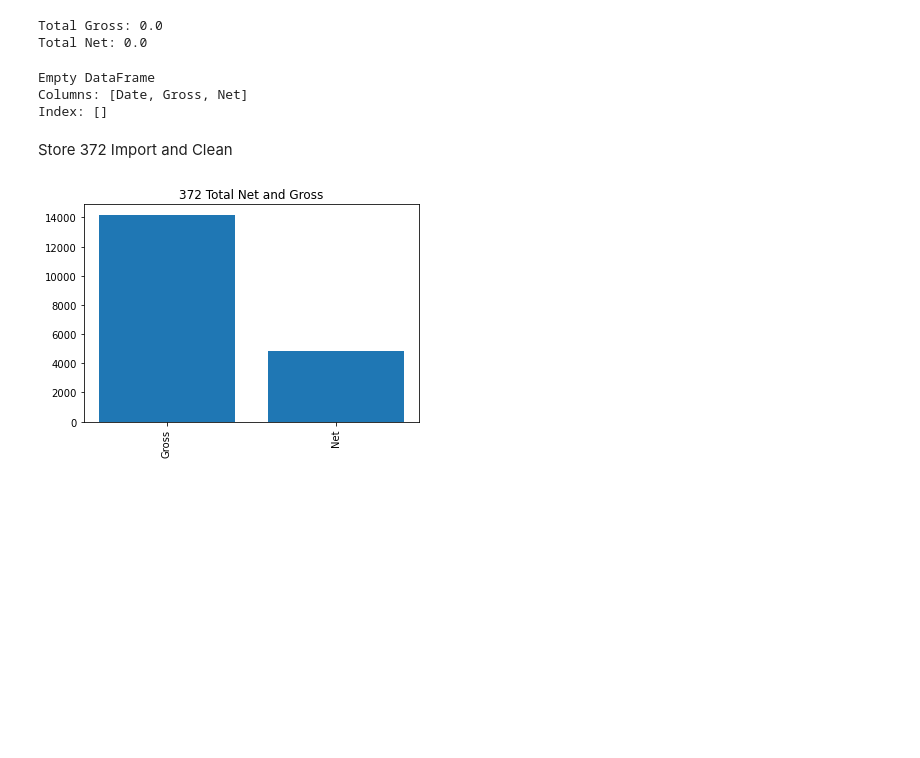
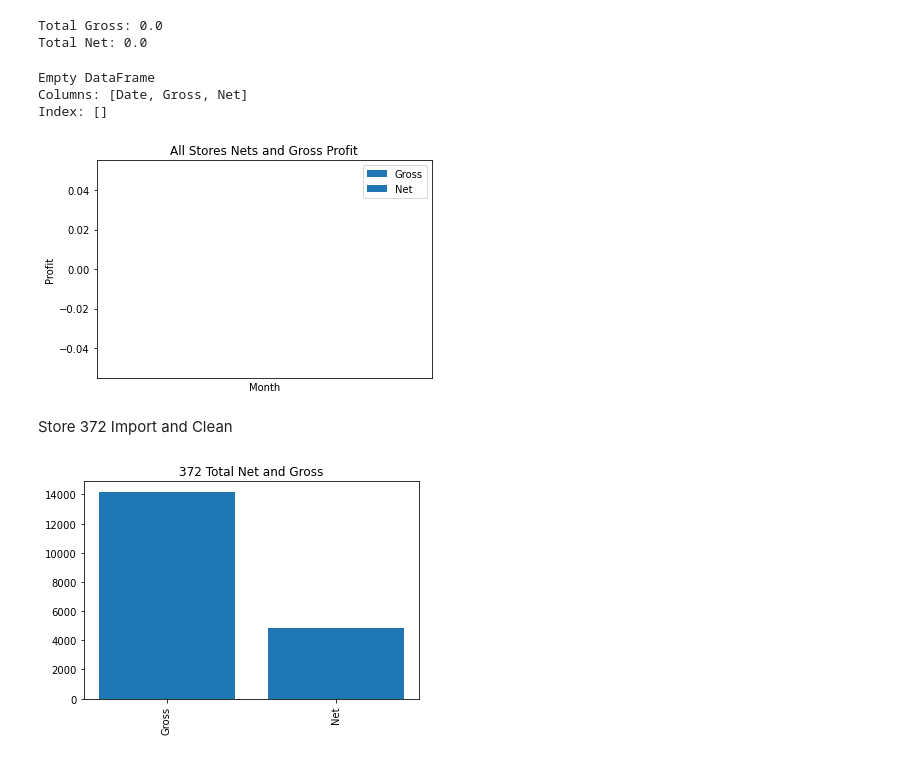
Before and after one commit to dmorton714/vis, a Jupyter notebook: import_ready.ipynb, the cells around one changed output. Cells and saved outputs as stored; diff of their text form; code cells hidden in the pictures; blank space fills up the shorter version.

```diff
--- a/import_ready.ipynb
+++ b/import_ready.ipynb
@@ -75,6 +75,33 @@ print(df0)
 Empty DataFrame
 Columns: [Date, Gross, Net]
 Index: []
+# %%
+# x-coordinates of left sides of bars
+left = df0['Date']
+
+# heights of bars
+Gross = df0['Gross']
+Net = df0['Net']
+
+# labels for bars
+tick_label = df0['Date']
+
+# plotting a bar chart
+plt.bar(left, Gross, tick_label = tick_label, width = 0.8, color = ['red'], label = 'Gross')
+plt.bar(left, Net, tick_label = tick_label, width = 0.8, color = ['green'], label = 'Net' )
+plt.xticks(rotation='vertical')
+
+# naming the x-axis
+plt.xlabel('Month')
+# naming the y-axis
+plt.ylabel('Profit')
+# plot title
+plt.title('All Stores Nets and Gross Profit')
+plt.legend(loc="best")
+# function to show the plot
+plt.show()
+# %% [output]
+[figure, added]
 # %% [markdown]
 Store 372 Import and Clean
 # %%
```
Also changed, not shown: parts of 13 cells of this notebook.
